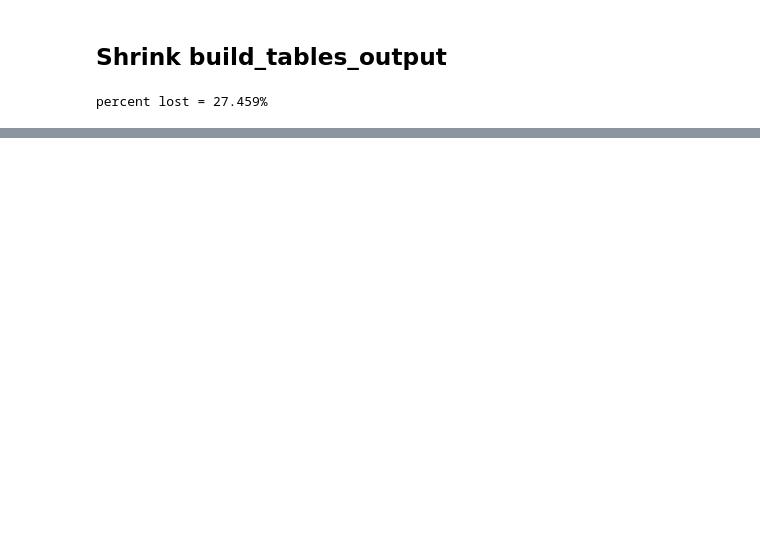
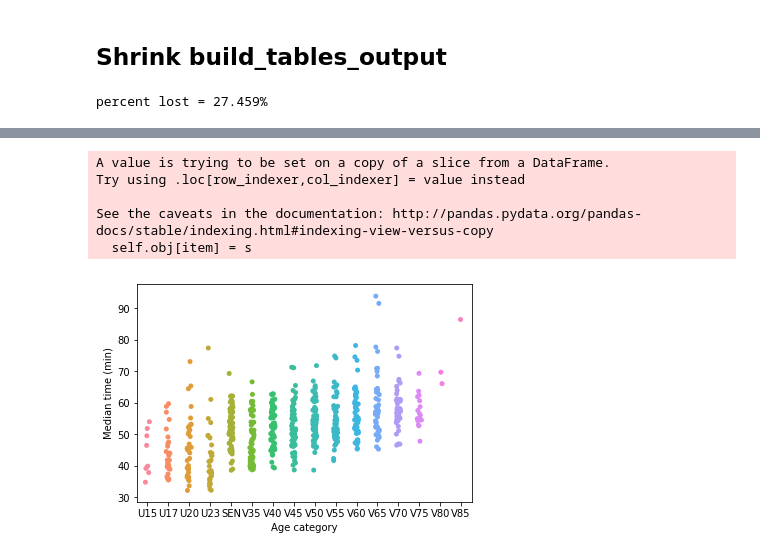
Before and after one commit to freddyox/letsdothis, a Jupyter notebook: clean_build_tables.ipynb, the cells around one changed output, grey strips where cells are left out. Drawn from its saved outputs; the diff is of its cells as text; code cells hidden in the pictures; blank space fills up the shorter version.

```diff
--- a/clean_build_tables.ipynb
+++ b/clean_build_tables.ipynb
@@ -74,0 +132,16 @@ dfnew=dfnew[dfnew.race_title == '10K']
+# %%
+dfnew.loc[dfnew.race_title=='10k','race_title'] = '10K'
+dfnew=dfnew[dfnew.race_title == '10K']
+norm = 10.0 * 1.0
+gpx_up = dict(zip(gpxnew.meeting_id, gpxnew.sum_up))
+gpx_down = dict(zip(gpxnew.meeting_id, gpxnew.sum_down))
+dfnew['sum_up']=dfnew['meeting_id'].apply(lambda x: gpx_up[x]/norm)
+dfnew['sum_down']=dfnew['meeting_id'].apply(lambda x: -1*gpx_down[x]/norm)
+# %% [output]
+A value is trying to be set on a copy of a slice from a DataFrame.
+Try using .loc[row_indexer,col_indexer] = value instead
+
+See the caveats in the documentation: http://pandas.pydata.org/pandas-docs/stable/indexing.html#indexing-view-versus-copy
+  self.obj[item] = s
+# %%
+dfnew['diff'] = dfnew['sum_up'] - dfnew['sum_down']
@@ -74,0 +158,18 @@ dfnew=dfnew[dfnew.race_title == '10K']
+# %%
+columns2drop = ['chip_time','gun_time','name','race_title',
+                'terrain','race_date','race_location','uniqueID',
+               'chip_time_corr','gun_time_corr']
+dfnew = dfnew.drop(columns2drop, axis=1)
+# %%
+dftimes=dfnew.groupby(['meeting_id','age_group','sex'],as_index=False)['min_time'].mean()
+# %%
+xorder = ['U15','U17','U20','U23','SEN','V35','V40','V45','V50','V55',
+        'V60','V65','V70','V75','V80','V85']
+ax=plt.gca()
+sns.stripplot(dftimes['age_group'], dftimes['min_time'],
+              order=xorder,jitter=True)
+ax.set_xlabel('Age category')
+ax.set_ylabel('Median time (min)')
+plt.show()
+# %% [output]
+[figure, added]
```
Also changed, not shown: parts of 42 cells of this notebook, 4 other files.
